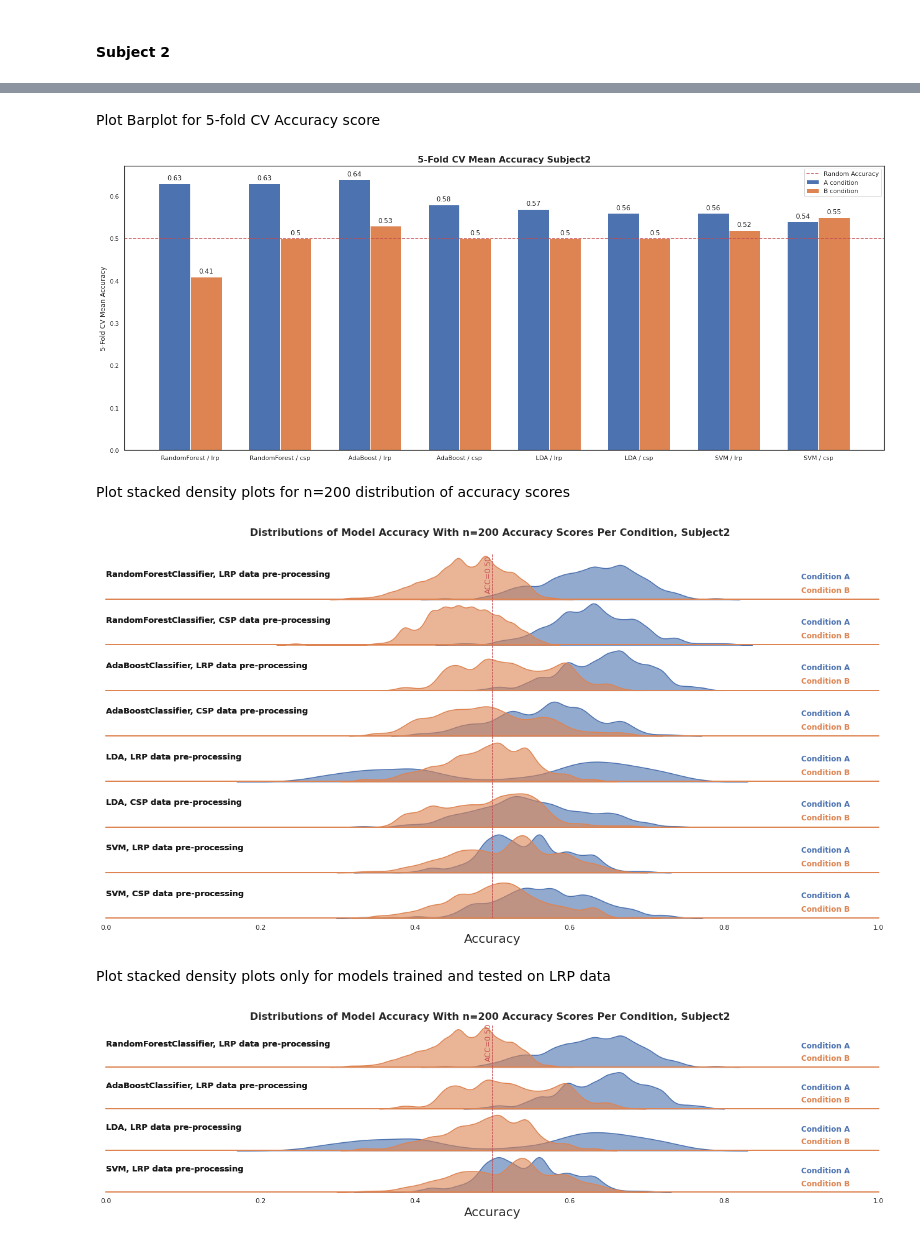
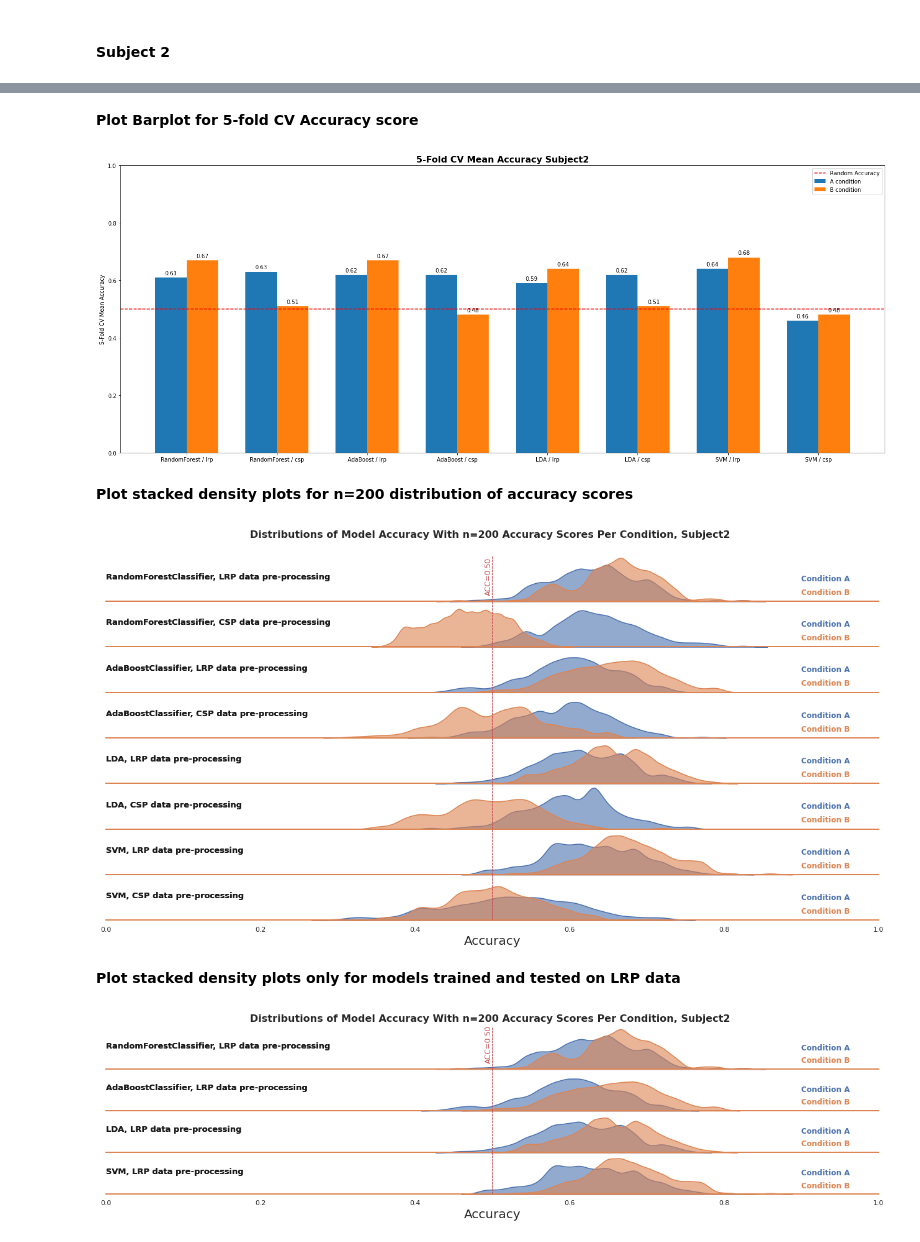
Before and after one commit to brisenodaniel/DataMiningGroupProject, a Jupyter notebook: src/HyperparameterTuningModelSelection.ipynb, the cells around one changed output, grey strips where cells are left out. Saved outputs shown, nothing was run; the diff lists cells and outputs as text; code cells hidden in the pictures.

Commit message:
Subject 2 No filter Results

```diff
--- a/src/HyperparameterTuningModelSelection.ipynb
+++ b/src/HyperparameterTuningModelSelection.ipynb
@@ -770,6 +770,7 @@ def make_barplt(clfs, subject_number, plot_name:str, autoshow=True):
     plt.legend(facecolor='white')
     ax.bar_label(rects1, padding=3)
     ax.bar_label(rects2, padding=3)
+    ax.set_ylim(0,1)
     fig.tight_layout()
     plt.savefig('../Plots/{}'.format(plot_name))
     if autoshow: plt.show()
@@ -1011,16 +960,4 @@ data_tensor = np.concatenate([data_A, data_B], axis=-1)
 labels_A = np.delete(labels_hand_ma, np.where(labels_condition_np_ma==1), 0)
 labels_B = np.delete(labels_hand_ma, np.where(labels_condition_np_ma==0), 0)
 data_labels = np.concatenate([labels_A, labels_B], axis=0).ravel()
-#low pass filter
-
-def our_lowpass(data, freq=35):
-    filt_data = data
-    b, a = signal.butter(6, freq, 'low', analog = False, fs = 1000)
-    for i in range(len(data)):
-        filt_data[i] = signal.filtfilt(b, a, data[i])
-    return filt_data
-
-
-#apply lowpass filter to data
-data_tensor = our_lowpass(data_tensor)
 # %% [markdown]
@@ -1099,19 +1036,19 @@ Wall time: 1h 50min 34s
 # %% [markdown]
-Plot Barplot for 5-fold CV Accuracy score
+**Plot Barplot for 5-fold CV Accuracy score**
 # %%
-make_barplt(tuned_clfs_s2, subject_number=2, plot_name='ModelAccuracyCV_s2__35HzLowpassFilter_brplt')
+make_barplt(tuned_clfs_s2, subject_number=2, plot_name='ModelAccuracyCV_s2_NoFilt_brplt')
 # %% [output]
-[figure, old version]
+[figure, new version]
 # %% [markdown]
-Plot stacked density plots for n=200 distribution of accuracy scores
+**Plot stacked density plots for n=200 distribution of accuracy scores**
 # %%
-make_overlapping_density(tuned_clfs_s2, subject_number=2, plot_name='ModelAccuracyDist_s2_35HzLowpassFilter_densityplt')
+make_overlapping_density(tuned_clfs_s2, subject_number=2, plot_name='ModelAccuracyDist_s2_NoFilt_densityplt')
 # %% [output]
-[figure, old version]
+[figure, new version]
 # %% [markdown]
-Plot stacked density plots only for models trained and tested on LRP data
+**Plot stacked density plots only for models trained and tested on LRP data**
 # %%
 clfs_lrp = [clf for clf in tuned_clfs_s2 if clf['reduction_method']=='lrp']
-make_overlapping_density(clfs_lrp, subject_number=2, plot_name='ModelAccuracyLRPdist_s2_35HzLowpassFilter_densityplt')
+make_overlapping_density(clfs_lrp, subject_number=2, plot_name='ModelAccuracyLRPdist_s2_NoFilt_densityplt')
 # %% [output]
-[figure, old version]
+[figure, new version]
```
Also changed, not shown: parts of 23 cells of this notebook, 1 other file.
